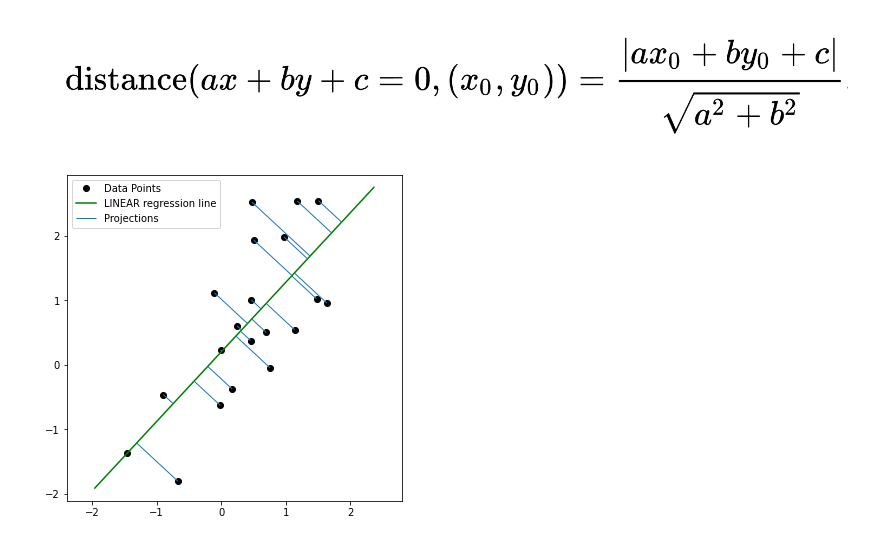
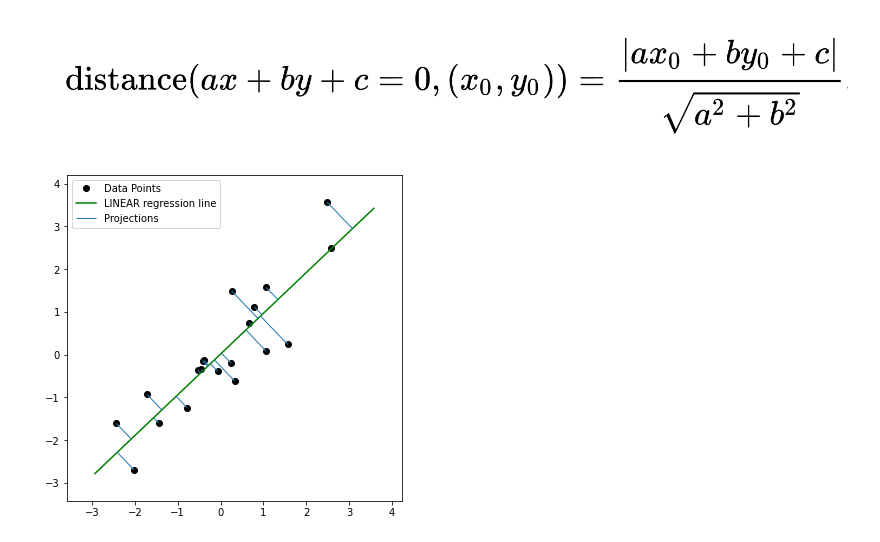
Before and after one commit to shmrostami/ML-Learn, a Jupyter notebook: Regression/DataPointsDistance.ipynb, the cells around one changed output. Saved outputs shown, nothing was run; the diff lists cells and outputs as text; code cells hidden in the pictures.

```diff
--- a/Regression/DataPointsDistance.ipynb
+++ b/Regression/DataPointsDistance.ipynb
@@ -43,40 +39,36 @@ ax.legend();
 In the case of a line in the plane given by the equation ax + by + c = 0, where a, b and c are real constants with a and b not both zero, the distance from the line to a point (x0, y0) is:
 # %% [markdown]
 ![distance_formula.PNG](attachment:distance_formula.PNG)
-# %%
-%matplotlib inline
-fig = plt.figure(figsize=(6, 6))
-ax = fig.subplots(1, 1, sharex=True, )
-
-x = np.random.randn(20,1)
-y = 1*x +  np.random.randn(len(x)).reshape(-1, 1)
-reg = LinearRegression().fit(x, y)
-
-a = reg.coef_
-c = reg.intercept_
-b = -1
-
-# The distance between data points and the regression line
-D = np.abs((a*x - y + c))/np.sqrt(a**2 + 1)
-
-# The projection of data points on the regression line
-xorth = (b*(b*x - a*y) - a*c)/(a**2 + 1);
-yorth = (a*(-b*x + a*y) - b*c)/(a**2 + 1);
-
-ax.axis('equal')
-ax.plot(x,y,'ko', label='Data Points')
-lx = [min(min(x), min(xorth))-0.5, max(max(x), max(xorth))+0.5 ]
-ax.plot(lx, a*lx+c,'-g', label='LINEAR regression line')
-
-x1 = np.ravel(x)
-y1 = np.ravel(y)
-x2 = np.ravel(xorth)
-y2 = np.ravel(yorth)
-lines = np.array([((x1[i], y1[i]), (x2[i], y2[i])) for i in range(len(x))])
-lc = LineCollection(lines,  linewidths=1, label='Projections')
-ax.add_collection(lc)
-ax.autoscale()
-ax.margins(0.1)
-ax.legend();
-# %% [output]
-[figure, removed]
+# %%
+%matplotlib inline
+fig = plt.figure(figsize=(6, 6))
+ax = fig.subplots(1, 1, sharex=True, )
+
+x = np.random.randn(20)
+y = 1*x +  np.random.randn(len(x))
+coef, intercept = np.polyfit(x, y, 1)
+
+a = coef
+c = intercept
+b = -1
+
+# The distance between data points and the regression line
+D = np.abs((a*x - y + c))/np.sqrt(a**2 + 1)
+
+# The projection of data points on the regression line
+xorth = (b*(b*x - a*y) - a*c)/(a**2 + 1);
+yorth = (a*(-b*x + a*y) - b*c)/(a**2 + 1);
+
+ax.axis('equal')
+ax.plot(x,y,'ko', label='Data Points')
+lx = np.array( [min(min(x), min(xorth))-0.5, max(max(x), max(xorth))+0.5 ] )
+ax.plot(lx, a*lx+c,'-g', label='LINEAR regression line')
+
+lines = np.array([((x[i], y[i]), (xorth[i], yorth[i])) for i in range(len(x))])
+lc = LineCollection(lines,  linewidths=1, label='Projections')
+ax.add_collection(lc)
+ax.autoscale()
+ax.margins(0.1)
+ax.legend();
+# %% [output]
+[figure, added]
```
Also changed, not shown: parts of 2 cells of this notebook.
